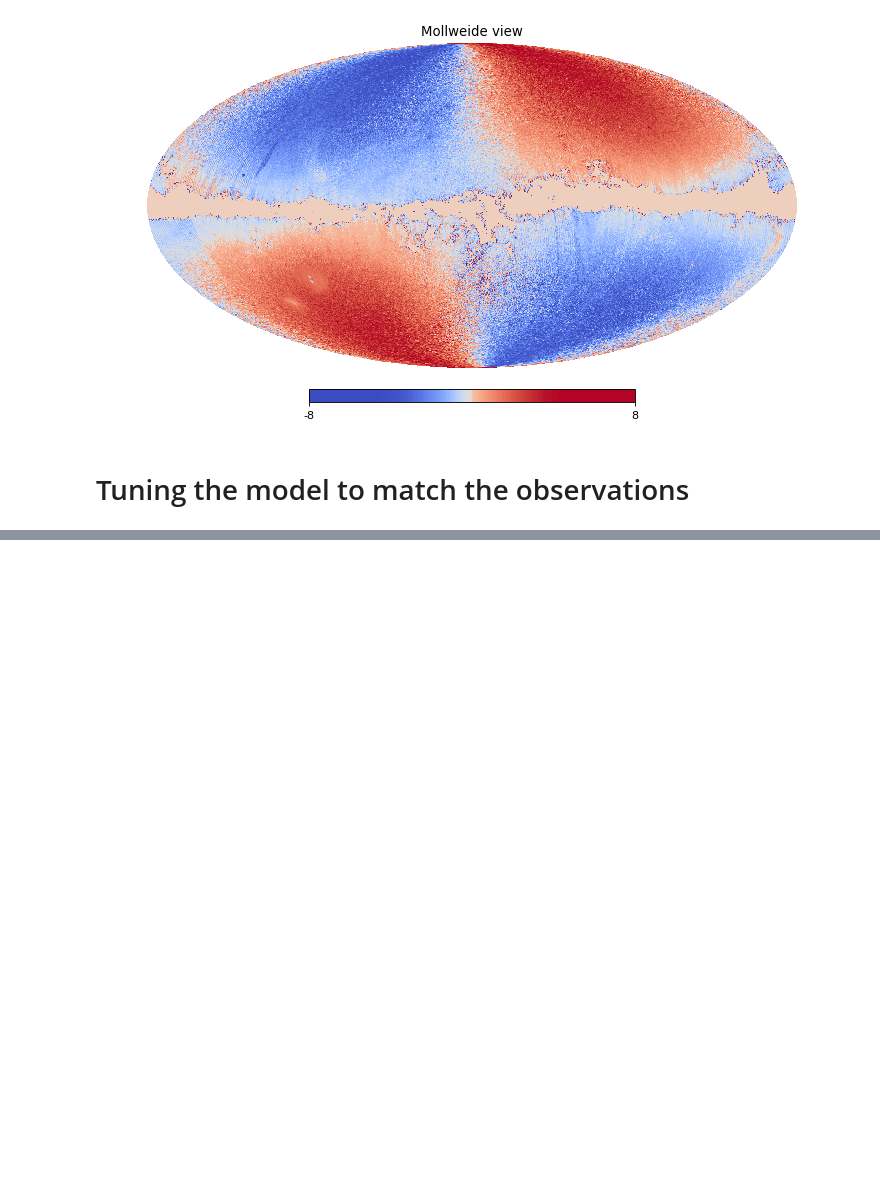
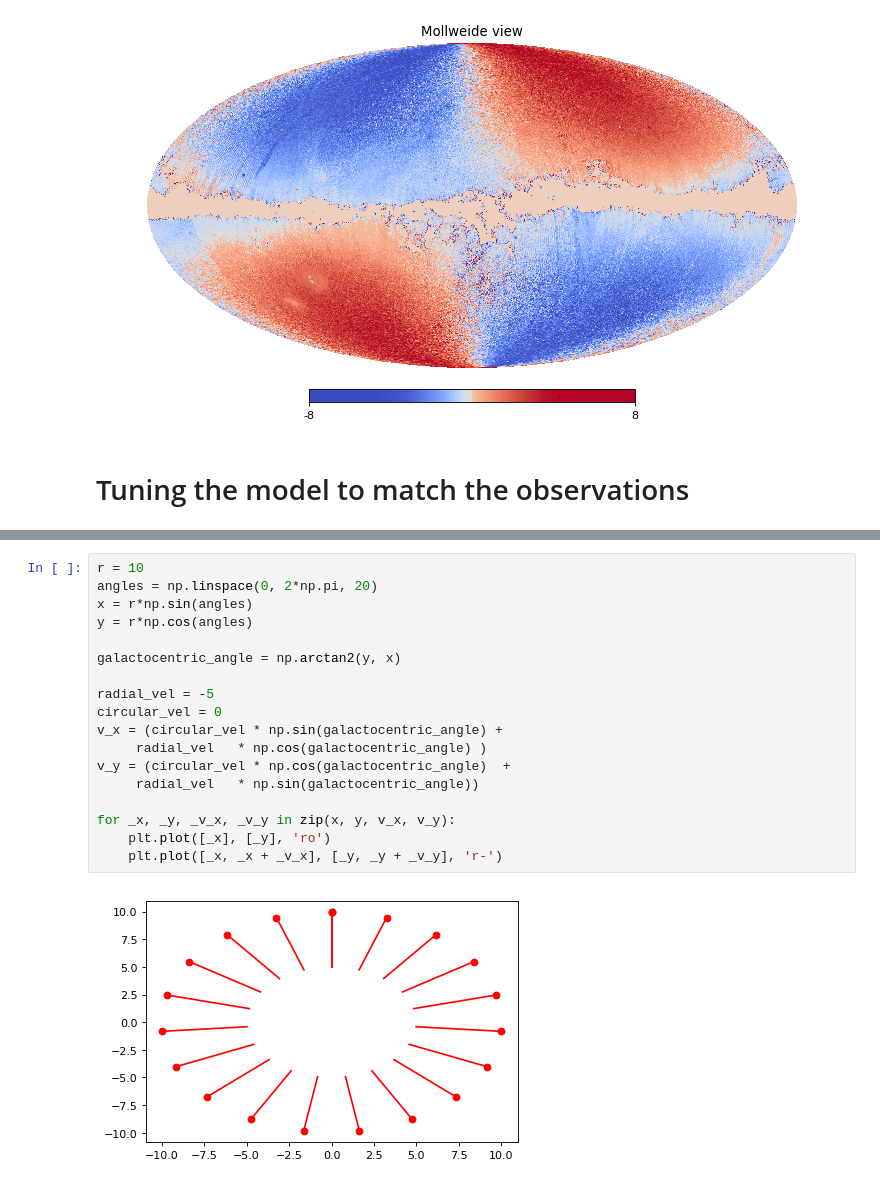
Before and after one commit to ctslater/gaia_experiments, a Jupyter notebook: model_mu_b.ipynb, the cells around one changed output, grey strips where cells are left out. Cells and saved outputs as stored; diff of their text form; blank space fills up the shorter version.

```diff
--- a/model_mu_b.ipynb
+++ b/model_mu_b.ipynb
@@ -185,0 +247,20 @@ plt.axhline(0, color='k', lw=0.5)
+# %%
+r = 10
+angles = np.linspace(0, 2*np.pi, 20)
+x = r*np.sin(angles)
+y = r*np.cos(angles)
+
+galactocentric_angle = np.arctan2(y, x)
+
+radial_vel = -5
+circular_vel = 0
+v_x = (circular_vel * np.sin(galactocentric_angle) +
+     radial_vel   * np.cos(galactocentric_angle) )
+v_y = (circular_vel * np.cos(galactocentric_angle)  +
+     radial_vel   * np.sin(galactocentric_angle))
+
+for _x, _y, _v_x, _v_y in zip(x, y, v_x, v_y):
+    plt.plot([_x], [_y], 'ro')
+    plt.plot([_x, _x + _v_x], [_y, _y + _v_y], 'r-')
+# %% [output]
+[figure, added]
```
Also changed, not shown: parts of 4 cells of this notebook.
